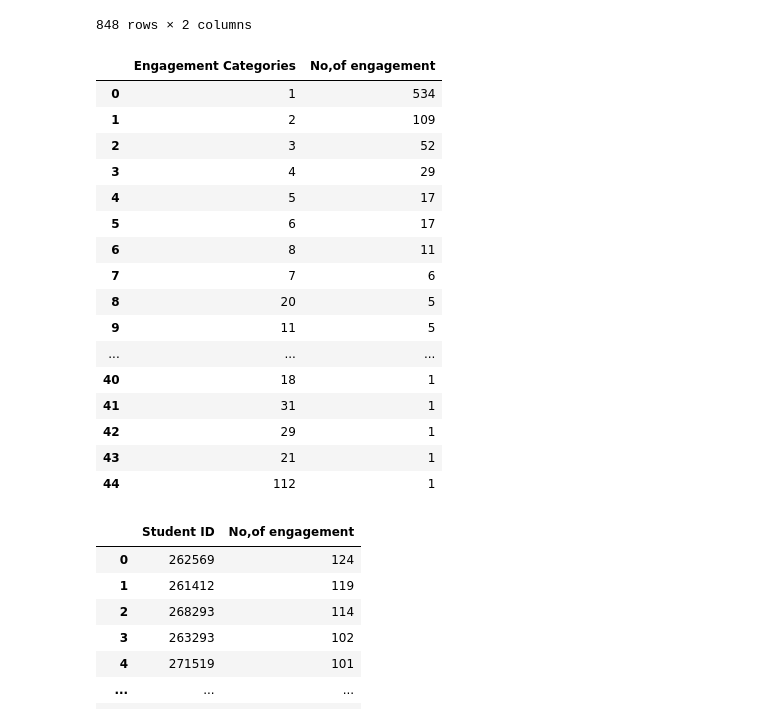
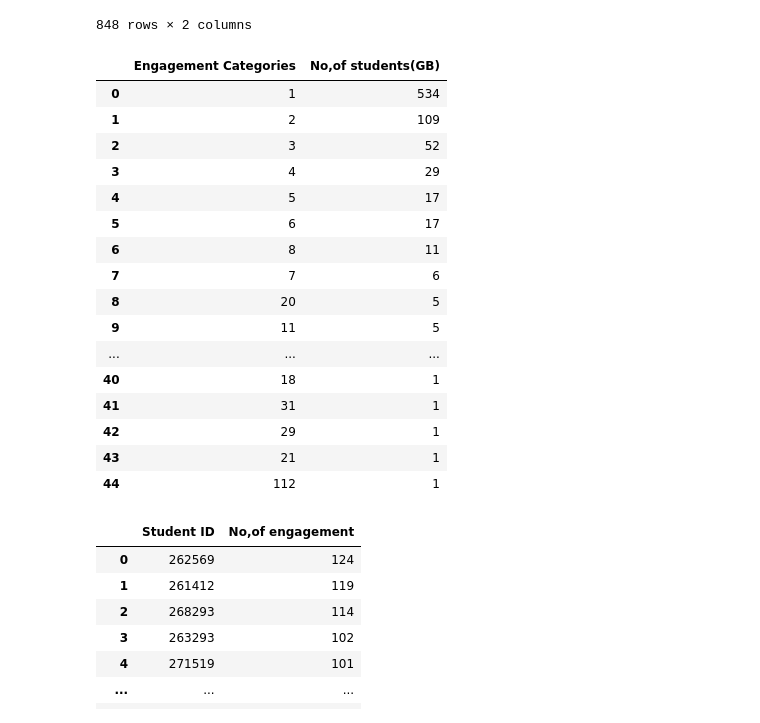
Before and after one commit to puvanans/365-DS-Competition, a Jupyter notebook: engagement _analysis_by_country.ipynb, the cells around one changed output. Saved outputs shown, nothing was run; the diff lists cells and outputs as text; code cells hidden in the pictures.

```diff
--- a/engagement _analysis_by_country.ipynb
+++ b/engagement _analysis_by_country.ipynb
@@ -262,10 +260,10 @@ GB_df
 | 847 | 295443 | 1 |
 848 rows × 2 columns
 # %%
-GB_engagement_frequency = pd.DataFrame(GB_df['No,of engagement'].value_counts()).reset_index().rename(columns = {'index':'Engagement Categories','No,of engagment':'No,of students(GB)'})
+GB_engagement_frequency = pd.DataFrame(GB_df['No,of engagement'].value_counts()).reset_index().rename(columns = {'index':'Engagement Categories','No,of engagement':'No,of students(GB)'})
 GB_engagement_frequency
 # %% [output]
-|  | Engagement Categories | No,of engagement |
+|  | Engagement Categories | No,of students(GB) |
 | 0 | 1 | 534 |
 | 1 | 2 | 109 |
 | 2 | 3 | 52 |
```
Also changed, not shown: parts of 5 cells of this notebook, 2 other files.
